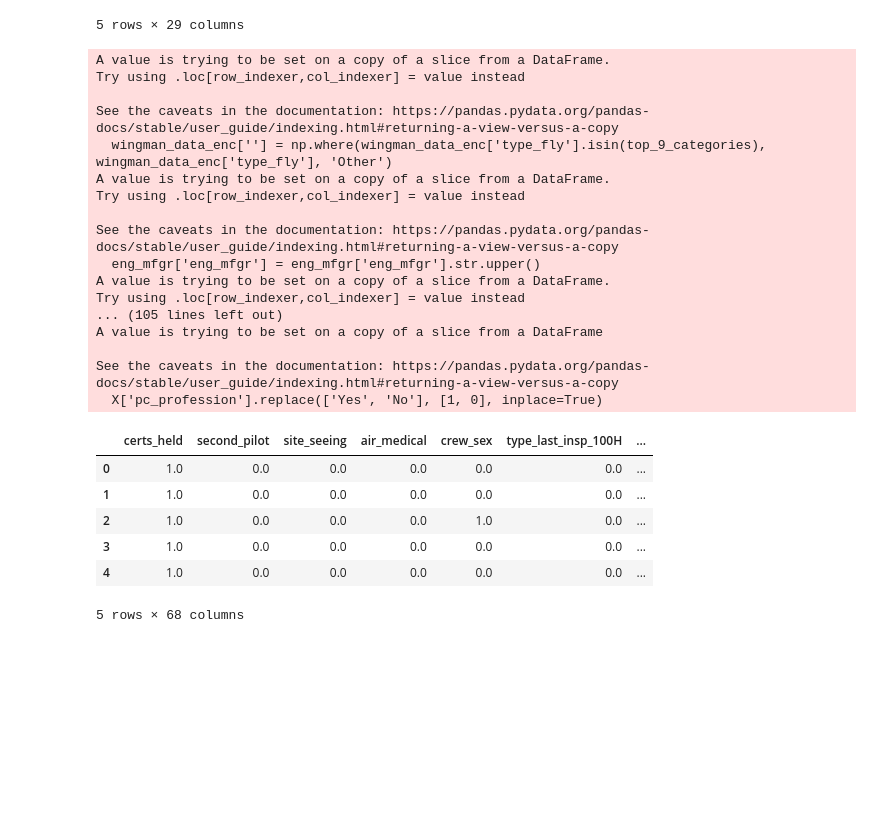
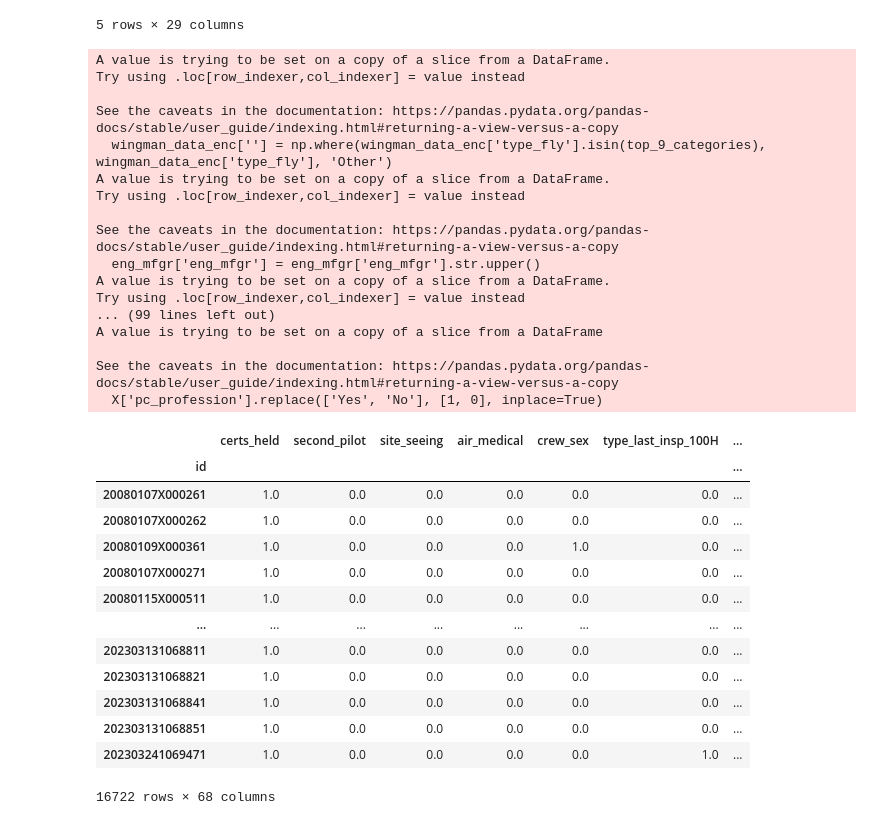
Before and after one commit to AaronDV17/wingman-project, a Jupyter notebook: ml_logic/AaronDV17_8_Testing_Data-Proc-Py.ipynb, the cells around one changed output. Saved outputs shown, nothing was run; the diff lists cells and outputs as text; code cells hidden in the pictures; blank space fills up the shorter version.

```diff
--- a/ml_logic/AaronDV17_8_Testing_Data-Proc-Py.ipynb
+++ b/ml_logic/AaronDV17_8_Testing_Data-Proc-Py.ipynb
@@ -27,29 +27,36 @@ wingman_df.head()
 5 rows × 29 columns
 # %%
 wng_proc = preprocess_features(wingman_df)
-wng_proc.head()
+wng_proc
 # %% [output]
 A value is trying to be set on a copy of a slice from a DataFrame.
 Try using .loc[row_indexer,col_indexer] = value instead
 
 See the caveats in the documentation: https://pandas.pydata.org/pandas-docs/stable/user_guide/indexing.html#returning-a-view-versus-a-copy
   wingman_data_enc[''] = np.where(wingman_data_enc['type_fly'].isin(top_9_categories), wingman_data_enc['type_fly'], 'Other')
 A value is trying to be set on a copy of a slice from a DataFrame.
 Try using .loc[row_indexer,col_indexer] = value instead
 
 See the caveats in the documentation: https://pandas.pydata.org/pandas-docs/stable/user_guide/indexing.html#returning-a-view-versus-a-copy
   eng_mfgr['eng_mfgr'] = eng_mfgr['eng_mfgr'].str.upper()
 A value is trying to be set on a copy of a slice from a DataFrame.
 Try using .loc[row_indexer,col_indexer] = value instead
-... (105 lines left out)
+... (99 lines left out)
 A value is trying to be set on a copy of a slice from a DataFrame
 
 See the caveats in the documentation: https://pandas.pydata.org/pandas-docs/stable/user_guide/indexing.html#returning-a-view-versus-a-copy
   X['pc_profession'].replace(['Yes', 'No'], [1, 0], inplace=True)
 |  | certs_held | second_pilot | site_seeing | air_medical | crew_sex | type_last_insp_100H | ... |
-| 0 | 1.0 | 0.0 | 0.0 | 0.0 | 0.0 | 0.0 | ... |
-| 1 | 1.0 | 0.0 | 0.0 | 0.0 | 0.0 | 0.0 | ... |
-| 2 | 1.0 | 0.0 | 0.0 | 0.0 | 1.0 | 0.0 | ... |
-| 3 | 1.0 | 0.0 | 0.0 | 0.0 | 0.0 | 0.0 | ... |
-| 4 | 1.0 | 0.0 | 0.0 | 0.0 | 0.0 | 0.0 | ... |
+| id |  |  |  |  |  |  | ... |
+| 20080107X000261 | 1.0 | 0.0 | 0.0 | 0.0 | 0.0 | 0.0 | ... |
+| 20080107X000262 | 1.0 | 0.0 | 0.0 | 0.0 | 0.0 | 0.0 | ... |
+| 20080109X000361 | 1.0 | 0.0 | 0.0 | 0.0 | 1.0 | 0.0 | ... |
+| 20080107X000271 | 1.0 | 0.0 | 0.0 | 0.0 | 0.0 | 0.0 | ... |
+| 20080115X000511 | 1.0 | 0.0 | 0.0 | 0.0 | 0.0 | 0.0 | ... |
+| ... | ... | ... | ... | ... | ... | ... | ... |
+| 202303131068811 | 1.0 | 0.0 | 0.0 | 0.0 | 0.0 | 0.0 | ... |
+| 202303131068821 | 1.0 | 0.0 | 0.0 | 0.0 | 0.0 | 0.0 | ... |
+| 202303131068841 | 1.0 | 0.0 | 0.0 | 0.0 | 0.0 | 0.0 | ... |
+| 202303131068851 | 1.0 | 0.0 | 0.0 | 0.0 | 0.0 | 0.0 | ... |
+| 202303241069471 | 1.0 | 0.0 | 0.0 | 0.0 | 0.0 | 1.0 | ... |
-5 rows × 68 columns
+16722 rows × 68 columns
```
Also changed, not shown: parts of 8 cells of this notebook.
